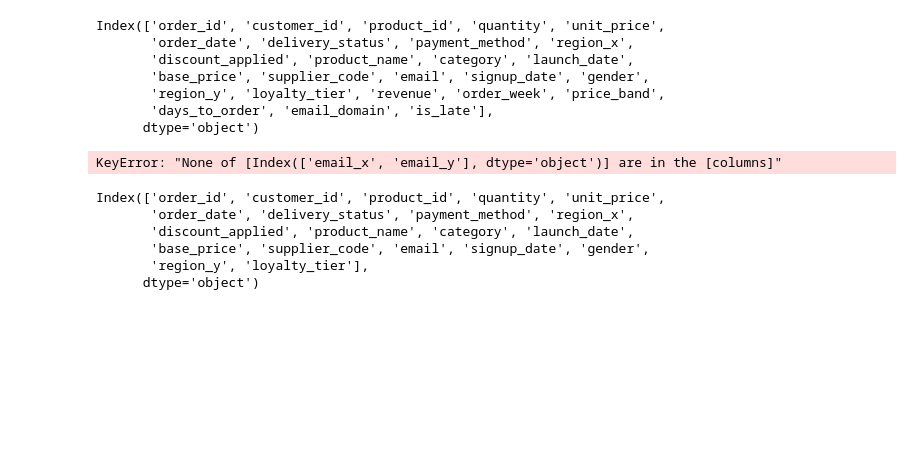
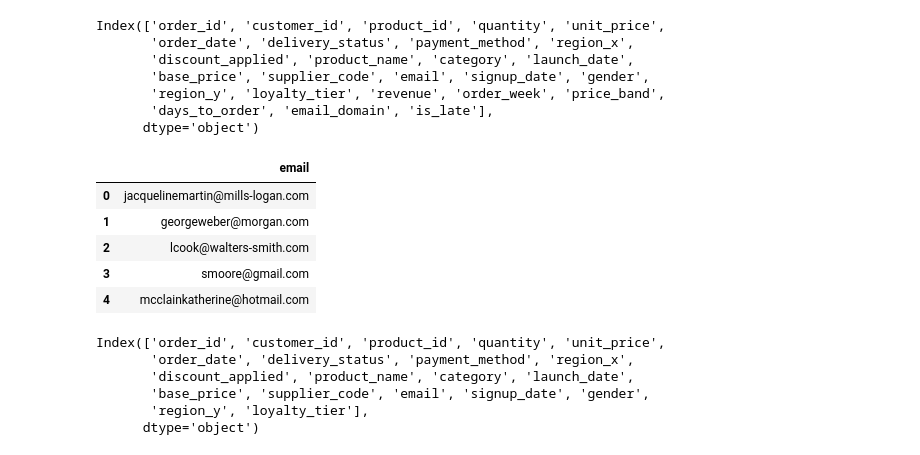
Before and after one commit to telvinpaul1/customers_behaviour_task2, a Jupyter notebook: customer-behaviour-2.ipynb, the cells around one changed output. Drawn from its saved outputs; the diff is of its cells as text; code cells hidden in the pictures; blank space fills up the shorter version.

```diff
--- a/customer-behaviour-2.ipynb
+++ b/customer-behaviour-2.ipynb
@@ -887,10 +887,15 @@ Index(['order_id', 'customer_id', 'product_id', 'quantity', 'unit_price',
        'region_y', 'loyalty_tier', 'revenue', 'order_week', 'price_band',
        'days_to_order', 'email_domain', 'is_late'],
       dtype='object')
-# %%
-merged_df[['email_x','email_y']].head()
-# %% [output]
-KeyError: "None of [Index(['email_x', 'email_y'], dtype='object')] are in the [columns]"
+# %%
+merged_df[['email']].head()
+# %% [output]
+|  | email |
+| 0 | jacquelinemartin@mills-logan.com |
+| 1 | georgeweber@morgan.com |
+| 2 | lcook@walters-smith.com |
+| 3 | smoore@gmail.com |
+| 4 | mcclainkatherine@hotmail.com |
 # %%
 merged_df = (
     sales_data
```
Also changed, not shown: parts of 1 cell of this notebook, 2 other files.
